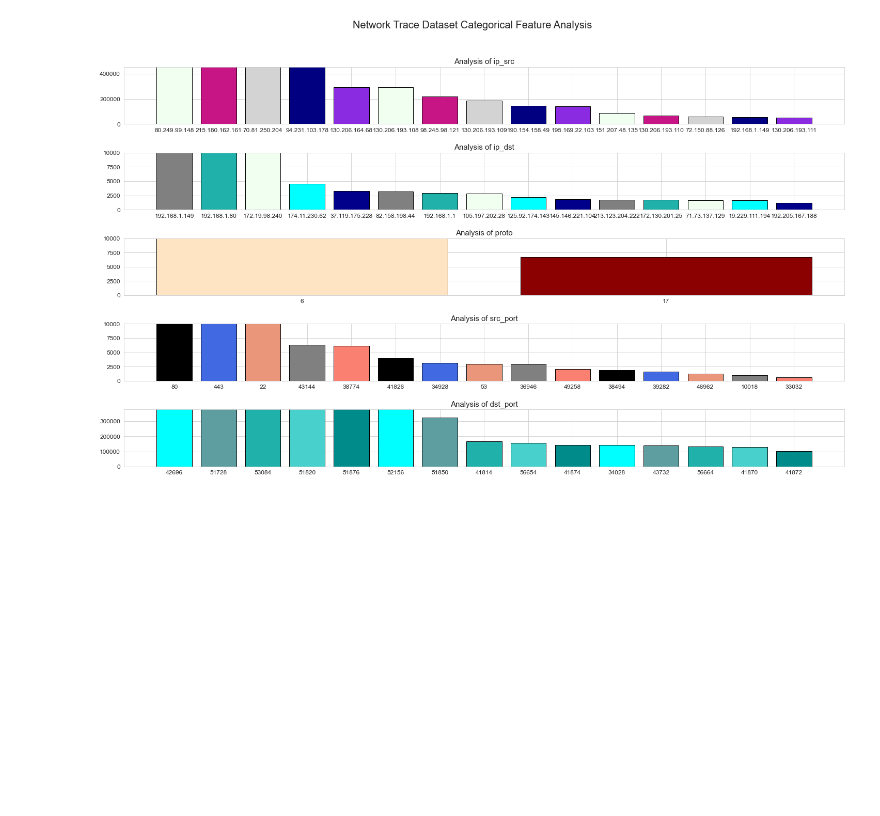
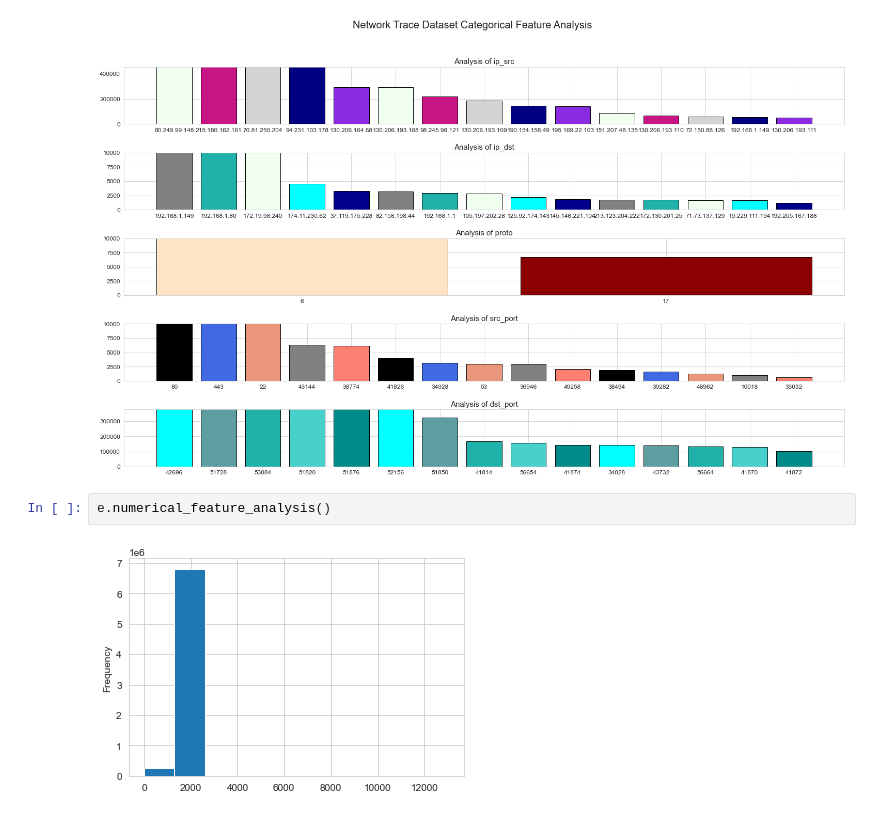
Before and after one commit to Gaurav0502/router-traffic-analysis, a Jupyter notebook: notebooks/Exploratory Data Analysis.ipynb, the cells around one changed output. Saved outputs shown, nothing was run; the diff lists cells and outputs as text; blank space fills up the shorter version.

```diff
--- a/notebooks/Exploratory Data Analysis.ipynb
+++ b/notebooks/Exploratory Data Analysis.ipynb
@@ -202,3 +202,7 @@ e.visualize_col_types()
 e.categorical_feature_analysis()
 # %% [output]
 [figure]
+# %%
+e.numerical_feature_analysis()
+# %% [output]
+[figure, added]
```
Also changed, not shown: parts of 3 cells of this notebook.
